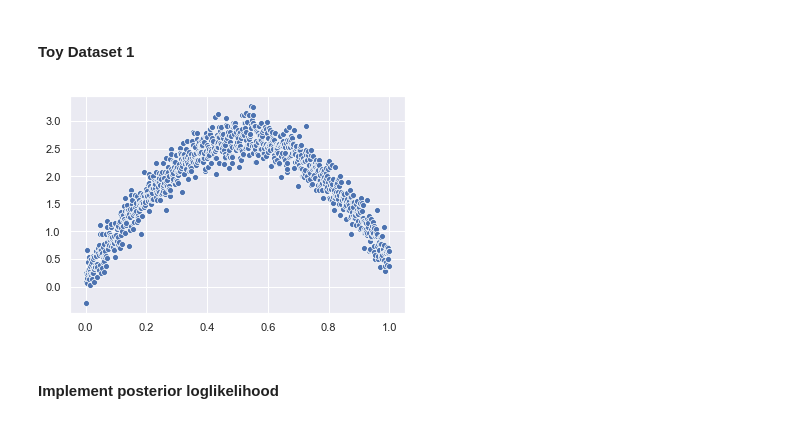
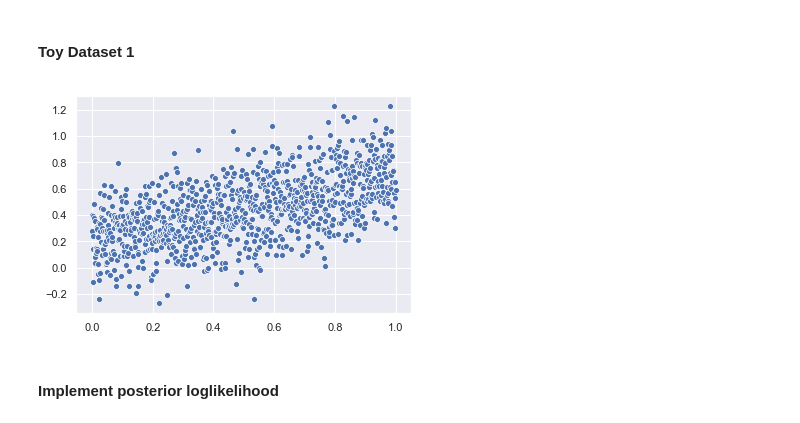
Before and after one commit to vlievin/deep-bayes, a Jupyter notebook: 1d example.ipynb, the cells around one changed output. Cells and saved outputs as stored; diff of their text form; code cells hidden in the pictures.

```diff
--- a/1d example.ipynb
+++ b/1d example.ipynb
@@ -49,16 +49,16 @@ Given $\mu = \mu_\alpha f_\theta(x) + \mu_\beta $ and $\sigma = \sqrt{(\sigma_\a
 # %%
 N = 1000
 a = 0.5
 b = 0.2
 scale = 0.2
 x = np.linspace(0,1,N)
-f = lambda x_ : 5*np.sin(3*x_)
+f = lambda x_ : x_#-x_ * 5*np.sin(10*x_)
 gen_y = lambda x_i : a * f(x_i) + b + scale * np.random.normal()
 y = [gen_y(x_i) for x_i in x]
 sns.scatterplot(x,y)
 plt.show()
 # %% [output]
-[figure, old version]
+[figure, new version]
 # %% [markdown]
 #### Implement posterior loglikelihood
 # %%
```
Also changed, not shown: parts of 3 cells of this notebook, 1 other file.
